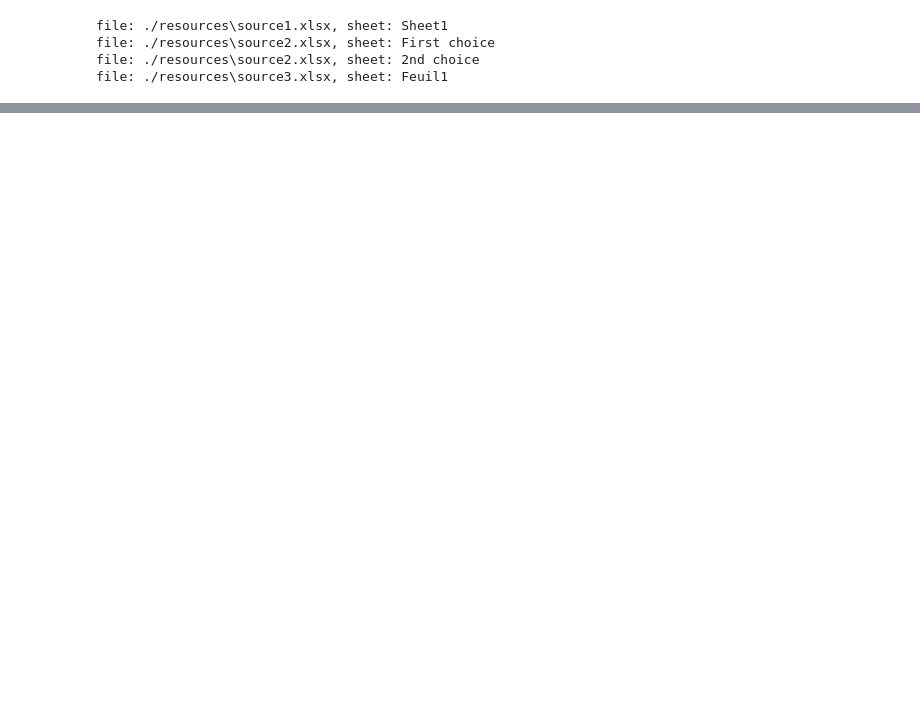
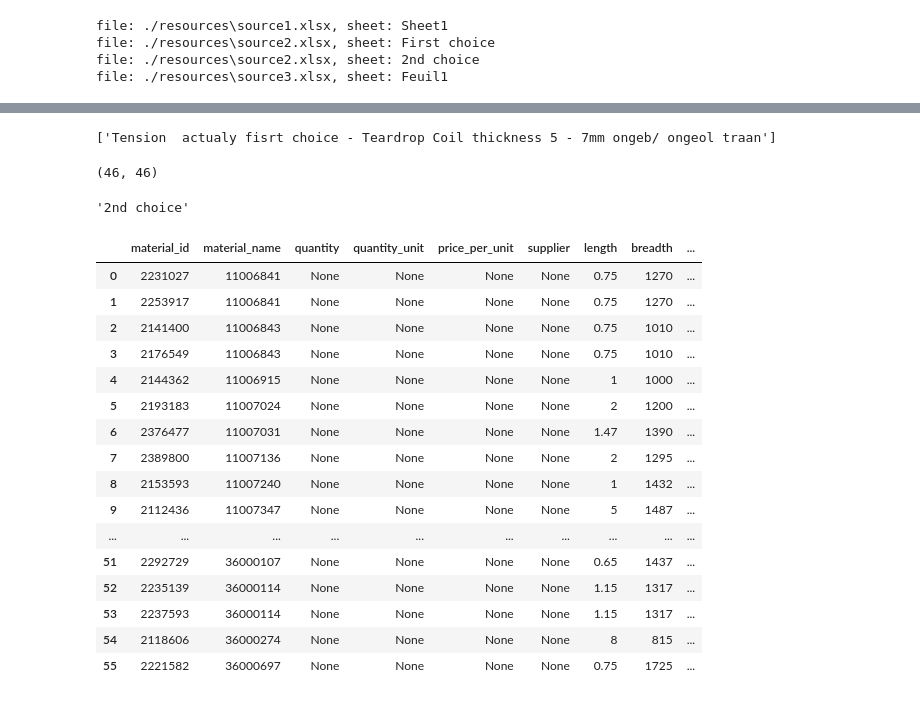
Before and after one commit to praveer-k/ml-en-assessment, a Jupyter notebook: experiment.ipynb, the cells around one changed output, grey strips where cells are left out. Drawn from its saved outputs; the diff is of its cells as text; code cells hidden in the pictures; blank space fills up the shorter version.

```diff
--- a/experiment.ipynb
+++ b/experiment.ipynb
@@ -259,0 +274,59 @@ df
+# %%
+df[df["description"].str.contains("ongeb/ ongeol traan")]["description"].tolist()
+# %% [output]
+['Tension  actualy fisrt choice - Teardrop Coil thickness 5 - 7mm ongeb/ ongeol traan']
+# %%
+df["material_id"].count(), df["material_id"].drop_duplicates().count()
+# %% [output]
+(46, 46)
+# %%
+df.iloc[9, -1]
+# %% [output]
+'2nd choice'
+# %%
+file_path = "./resources\source3.xlsx"
+sheet_name = "Feuil1"
+df = pd.read_excel(file_path, sheet_name=sheet_name)
+df.columns = [col.lower().strip().replace(" ","_") for col in df.columns]
+df.rename(columns={"numéro_de": "material_id", "article": "material_name", "matériel_desc#": "properties", "unité": "weighing_unit", "libre": "weight"}, inplace=True)
+df["properties"] = df["properties"].str.replace('*', 'x')
+df["properties"] = df["properties"].str.replace(r'(\d)x', r'\1 x ', regex=True)
+df = df.join(df["properties"].apply(extract_dimensions).apply(pd.Series))
+df["dimension_unit"] = df["dimension_unit"].fillna("mm")
+df["properties"] = df["properties"].str.replace(r'(\w)\+', r'\1 +', regex=True)
+df["properties"] = df["properties"].str.replace(r'(\d)mm', r'\1 mm', regex=True)
+df["properties"] = df["properties"].str.replace('+Z 140', '+Z140')
+df["properties"] = df["properties"].str.replace(pattern, '', regex=True)
+df["description"] = ""
+
+df["quantity"] = None
+df["quantity_unit"] = None
+
+df["price_per_unit"] = None
+df["supplier"] = None
+
+df["choice"] = -1
+df["reserved"] = None
+df = df.reindex(columns=['material_id', 'material_name', 'quantity', 'quantity_unit', 'price_per_unit', 'supplier', 'length', 'breadth', 'height', 'dimension_unit', 'weight', 'weighing_unit', 'properties', 'description', 'choice', 'reserved'])
+df["file_path"] = file_path.replace('\\', '/')
+df["sheet_name"] = sheet_name.strip()
+
+df
+# %% [output]
+|  | material_id | material_name | quantity | quantity_unit | price_per_unit | supplier | length | breadth | ... |
+| 0 | 2231027 | 11006841 | None | None | None | None | 0.75 | 1270 | ... |
+| 1 | 2253917 | 11006841 | None | None | None | None | 0.75 | 1270 | ... |
+| 2 | 2141400 | 11006843 | None | None | None | None | 0.75 | 1010 | ... |
+| 3 | 2176549 | 11006843 | None | None | None | None | 0.75 | 1010 | ... |
+| 4 | 2144362 | 11006915 | None | None | None | None | 1 | 1000 | ... |
+| 5 | 2193183 | 11007024 | None | None | None | None | 2 | 1200 | ... |
+| 6 | 2376477 | 11007031 | None | None | None | None | 1.47 | 1390 | ... |
+| 7 | 2389800 | 11007136 | None | None | None | None | 2 | 1295 | ... |
+| 8 | 2153593 | 11007240 | None | None | None | None | 1 | 1432 | ... |
+| 9 | 2112436 | 11007347 | None | None | None | None | 5 | 1487 | ... |
+| ... | ... | ... | ... | ... | ... | ... | ... | ... | ... |
+| 51 | 2292729 | 36000107 | None | None | None | None | 0.65 | 1437 | ... |
+| 52 | 2235139 | 36000114 | None | None | None | None | 1.15 | 1317 | ... |
+| 53 | 2237593 | 36000114 | None | None | None | None | 1.15 | 1317 | ... |
+| 54 | 2118606 | 36000274 | None | None | None | None | 8 | 815 | ... |
+| 55 | 2221582 | 36000697 | None | None | None | None | 0.75 | 1725 | ... |
```
Also changed, not shown: parts of 18 cells of this notebook, 18 other files.
